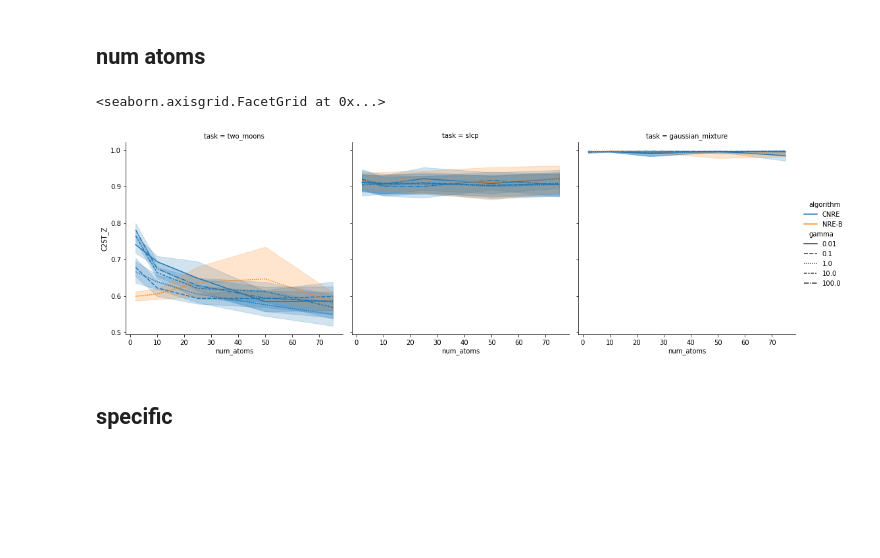
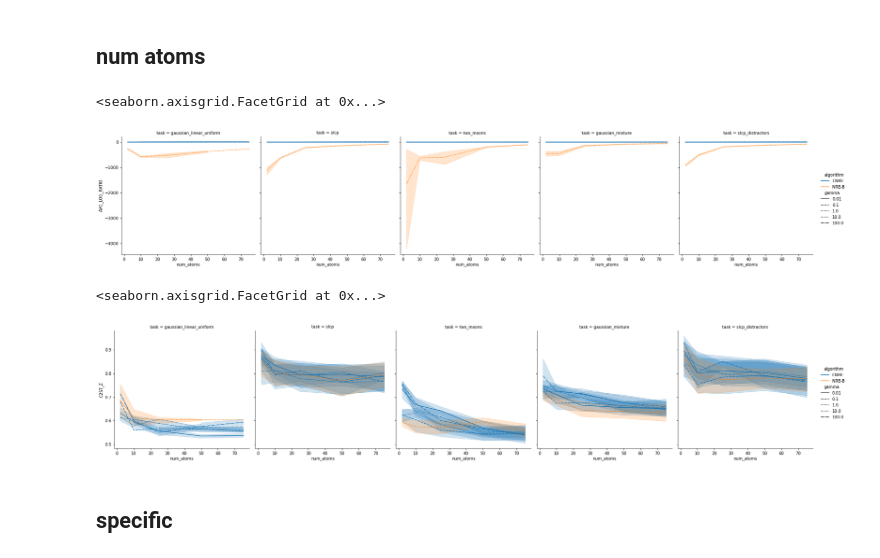
Before and after one commit to bkmi/cnre, a Jupyter notebook: benchmarking/01 initial metrics.ipynb, the cells around one changed output. Cells and saved outputs as stored; diff of their text form; code cells hidden in the pictures; blank space fills up the shorter version.

```diff
--- a/benchmarking/01 initial metrics.ipynb
+++ b/benchmarking/01 initial metrics.ipynb
@@ -57,14 +57,14 @@ def get_true_theta_from_row(row):
     return task.get_true_parameters(num_observation)
 # %%
 # df = pd.read_csv("metrics.csv", index_col=0)
-df = pd.read_csv("metrics-0401.csv", index_col=0)
-df = pd.read_csv("metrics-0402.csv", index_col=0)
+# df = pd.read_csv("metrics-0401.csv", index_col=0)
+# df = pd.read_csv("metrics-0402.csv", index_col=0)
 
 files = [
-    "metrics-0401.csv",
-    "metrics-0402.csv",
+    "metrics-0406.csv",
 ]
 df = pd.concat([pd.read_csv(file, index_col=0) for file in files], ignore_index=True)
 df["training_samples_id"] = df["training_samples_root"].map(get_training_samples_id)
+print(len(df))
 df.head()
 # %% [output]
@@ -119,19 +137,37 @@ sns.relplot(
 # %% [markdown]
 ## num atoms
+# %%
+sns.relplot(
+    data=df.fillna(1.0),
+    x="num_atoms",
+    y="AVG_LOG_RATIO",
+    style="gamma",
+    hue="algorithm",
+    col="task",
+    # row="num_observation",
+    kind="line",
+    # row="task",
+)
+# %% [output]
+<seaborn.axisgrid.FacetGrid at 0x...>
+[figure, added]
 # %%
+df_ = df
+df_.loc[:, "gamma"] = df_.loc[:, "gamma"].fillna(1.0)
 sns.relplot(
-    data=df.fillna(1.0),
+    data=df_,
     x="num_atoms",
     y="C2ST_Z",
     style="gamma",
     hue="algorithm",
     col="task",
+    # row="num_observation",
     kind="line",
     # row="task",
 )
 # %% [output]
 <seaborn.axisgrid.FacetGrid at 0x...>
-[figure, old version]
+[figure, new version]
 # %% [markdown]
 ## specific
 # %%
```
Also changed, not shown: parts of 13 cells of this notebook, 5 other files.
